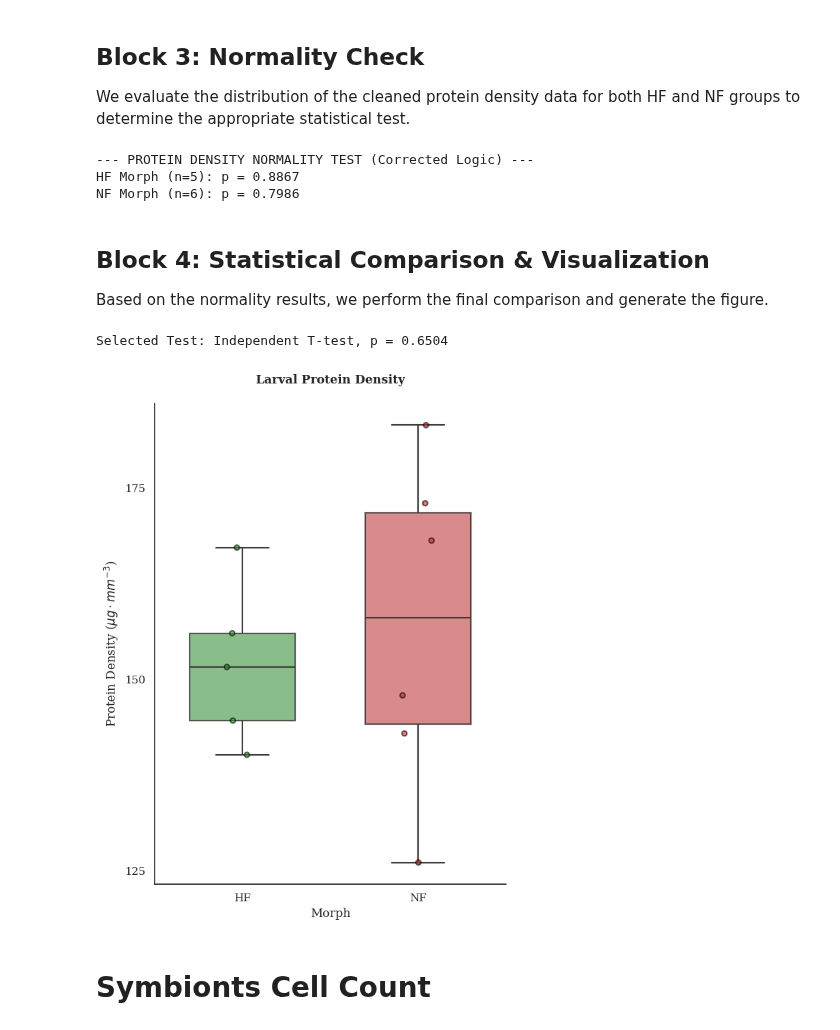
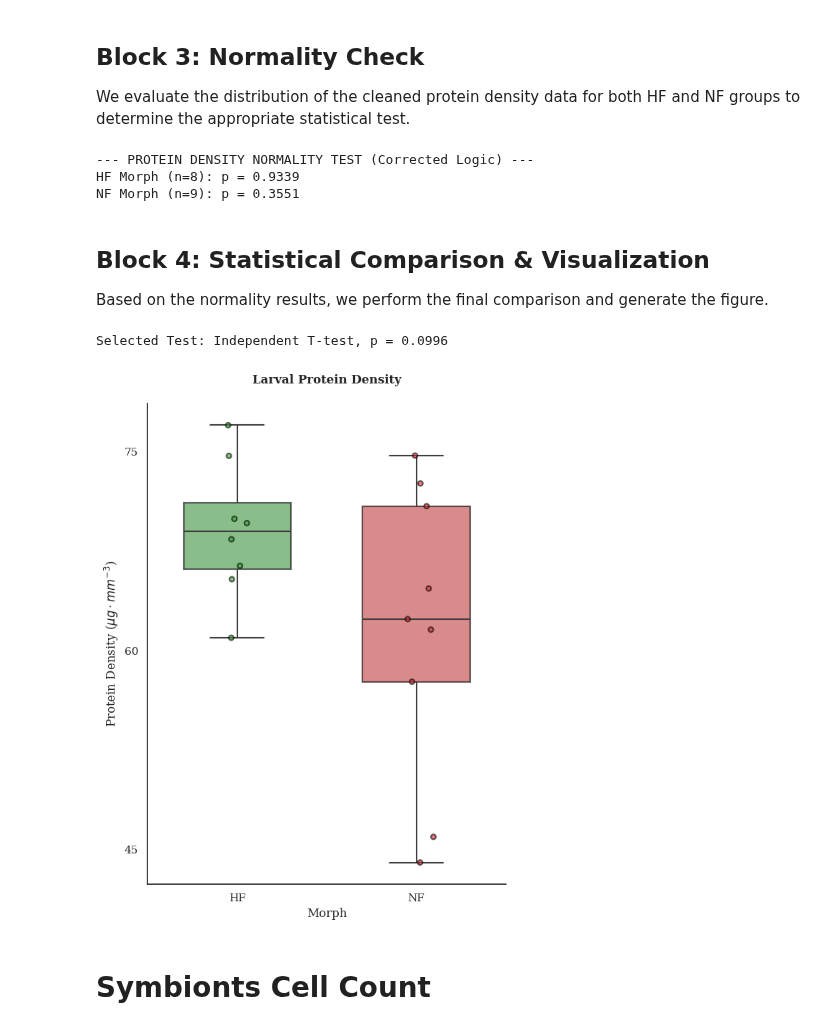
Before and after one commit to LielUziahu/S_Pistillata_Bet-Hedging, a Jupyter notebook: Larval_Baseline_Physiology.ipynb, the cells around one changed output. Cells and saved outputs as stored; diff of their text form; code cells hidden in the pictures.

```diff
--- a/Larval_Baseline_Physiology.ipynb
+++ b/Larval_Baseline_Physiology.ipynb
@@ -814,10 +814,12 @@ We will load the protein concentration data ($μg/ml$) and associate it with the
 import pandas as pd
 
 # 1. Load protein data
-df_prot = pd.read_csv('liel12012026_562.csv', encoding='latin1')
+df_prot = pd.read_csv('Prot_16042026.csv', encoding='latin1')
 
 # 2. Cleanup: Strip whitespace and drop empty rows
 df_prot.columns = df_prot.columns.str.strip()
+print(f"Detected columns: {df_prot.columns.tolist()}")
+
 df_prot = df_prot.dropna(subset=['morph']).copy()
 df_prot['morph'] = df_prot['morph'].str.strip()
 
@@ -829,14 +831,14 @@ print(df_prot.groupby('morph').size())
 df_prot['Avg_Volume_mm3'] = df_prot['morph'].map(avg_volume)
 
 # 4. Recalculate protein density using absolute protein per larva divided by individual morph volume
-# Calculation: (ug/ml per larva) / (Avg Morph Volume mm3) = ug/mm3
-df_prot['Protein_Density_ug_mm3'] = df_prot['ug/ml per larvae'] / df_prot['Avg_Volume_mm3']
+# FIX: Using 'con per planulae ug/ml' which is the correct column in your CSV
+df_prot['Protein_Density_ug_mm3'] = df_prot['con per planulae ug/ml'] / df_prot['Avg_Volume_mm3']
 
 print("\n--- Average Volumes Used for Calculation (mm3) ---")
 display(avg_volume)
 
-print("\n--- PROTEIN DATA PREVIEW (Corrected Logic: Per Larva / Volume) ---")
-display(df_prot[['vile no', 'morph', 'ug/ml per larvae', 'Protein_Density_ug_mm3']].head())
+print("\n--- PROTEIN DATA PREVIEW ---")
+display(df_prot[['sample id', 'morph', 'con per planulae ug/ml', 'Protein_Density_ug_mm3']].head())
 
 print("\n--- PROTEIN DENSITY SUMMARY (Initial) ---")
 prot_summary = df_prot.groupby('morph')['Protein_Density_ug_mm3'].agg(['count', 'mean', 'std'])
@@ -897,21 +900,22 @@ def remove_prot_outliers(df, group_col, val_col):
 
 df_prot_clean, df_prot_removed = remove_prot_outliers(df_prot, 'morph', 'Protein_Density_ug_mm3')
 
-# --- Formatting: Remove decimal from vile no, sort, and match index ---
-df_prot_clean['vile no'] = df_prot_clean['vile no'].astype(int)
-df_prot_clean = df_prot_clean.sort_values('vile no').set_index('vile no', drop=False)
+# --- Formatting: Use 'sample id' instead of missing 'vile no' ---
+df_prot_clean['sample id'] = df_prot_clean['sample id'].astype(int)
+df_prot_clean = df_prot_clean.sort_values('sample id').set_index('sample id', drop=False)
 
 if not df_prot_removed.empty:
-    df_prot_removed['vile no'] = df_prot_removed['vile no'].astype(int)
-    df_prot_removed = df_prot_removed.sort_values('vile no').set_index('vile no', drop=False)
+    df_prot_removed['sample id'] = df_prot_removed['sample id'].astype(int)
+    df_prot_removed = df_prot_removed.sort_values('sample id').set_index('sample id', drop=False)
 
 print("\n--- PROTEIN OUTLIER SUMMARY ---")
 print(f"Samples remaining: {len(df_prot_clean)}")
 if not df_prot_removed.empty:
-    display(df_prot_removed[['vile no', 'morph', 'ug/ml per larvae', 'Protein_Density_ug_mm3']])
+    # Using 'con per planulae ug/ml' to match your actual column names
+    display(df_prot_removed[['sample id', 'morph', 'con per planulae ug/ml', 'Protein_Density_ug_mm3']])
 
 print("\n--- FULL CLEANED DATAFRAME ---")
-display(df_prot_clean[['vile no', 'morph', 'ug/ml per larvae', 'Protein_Density_ug_mm3']])
+display(df_prot_clean[['sample id', 'morph', 'con per planulae ug/ml', 'Protein_Density_ug_mm3']])
 # %% [output]
 --- OUTLIER CALCULATION LOGIC (1.5 IQR Rule) ---
 
@@ -954,13 +967,17 @@ print(f"HF Morph (n={len(hf_prot)}): p = {p_hf:.4f}")
 print(f"NF Morph (n={len(nf_prot)}): p = {p_nf:.4f}")
 # %% [output]
 --- PROTEIN DENSITY NORMALITY TEST (Corrected Logic) ---
-HF Morph (n=5): p = 0.8867
-NF Morph (n=6): p = 0.7986
+HF Morph (n=8): p = 0.9339
+NF Morph (n=9): p = 0.3551
 # %% [markdown]
 ## Block 4: Statistical Comparison & Visualization
 Based on the normality results, we perform the final comparison and generate the figure.
 # %%
 # --- BLOCK 4: UPDATED STATS & PLOTTING ---
+# Ensure variables are defined in case cell b2e83dab was skipped
+hf_prot = df_prot_clean[df_prot_clean['morph'] == 'HF']['Protein_Density_ug_mm3']
+nf_prot = df_prot_clean[df_prot_clean['morph'] == 'NF']['Protein_Density_ug_mm3']
+
 if p_hf > 0.05 and p_nf > 0.05:
     test_name = "Independent T-test"
     stat, p_val = stats.ttest_ind(hf_prot, nf_prot)
@@ -995,34 +1012,34 @@ sns.stripplot(
     data=df_prot_clean,
     x='morph',
     y='Protein_Density_ug_mm3',
     order=plot_order,
     hue='morph',
     palette=variant_colors,
     size=global_marker_size,
     jitter=global_jitter,
     alpha=global_alpha,
     zorder=5,
     legend=False,
     edgecolor=global_edgecolor,
     linewidth=global_line_width
 )
 
 # Dynamic Significance Marker - Modified to hide 'n.s.'
 sig_label = get_significance_label(p_val)
 if sig_label != 'n.s.':
     y_max = df_prot_clean['Protein_Density_ug_mm3'].max()
     plt.text(0.5, y_max * 1.05, sig_label, ha='center', va='bottom', fontsize=global_asterisk_size, fontweight=global_asterisk_weight)
 
 plt.title("Larval Protein Density", fontweight="bold")
 plt.ylabel(r"Protein Density ($\mu g \cdot mm^{-3}$)")
 plt.xlabel("Morph")
 plt.gca().yaxis.set_major_locator(plt.MaxNLocator(global_y_nbins))
 sns.despine()
 plt.tight_layout()
 plt.savefig("Larval_Protein_Density_Corrected.png", dpi=600)
 plt.show()
 # %% [output]
-Selected Test: Independent T-test, p = 0.6504
+Selected Test: Independent T-test, p = 0.0996
-[figure, old version]
+[figure, new version]
 # %% [markdown]
 # Symbionts Cell Count
```
Also changed, not shown: parts of 19 cells of this notebook.
